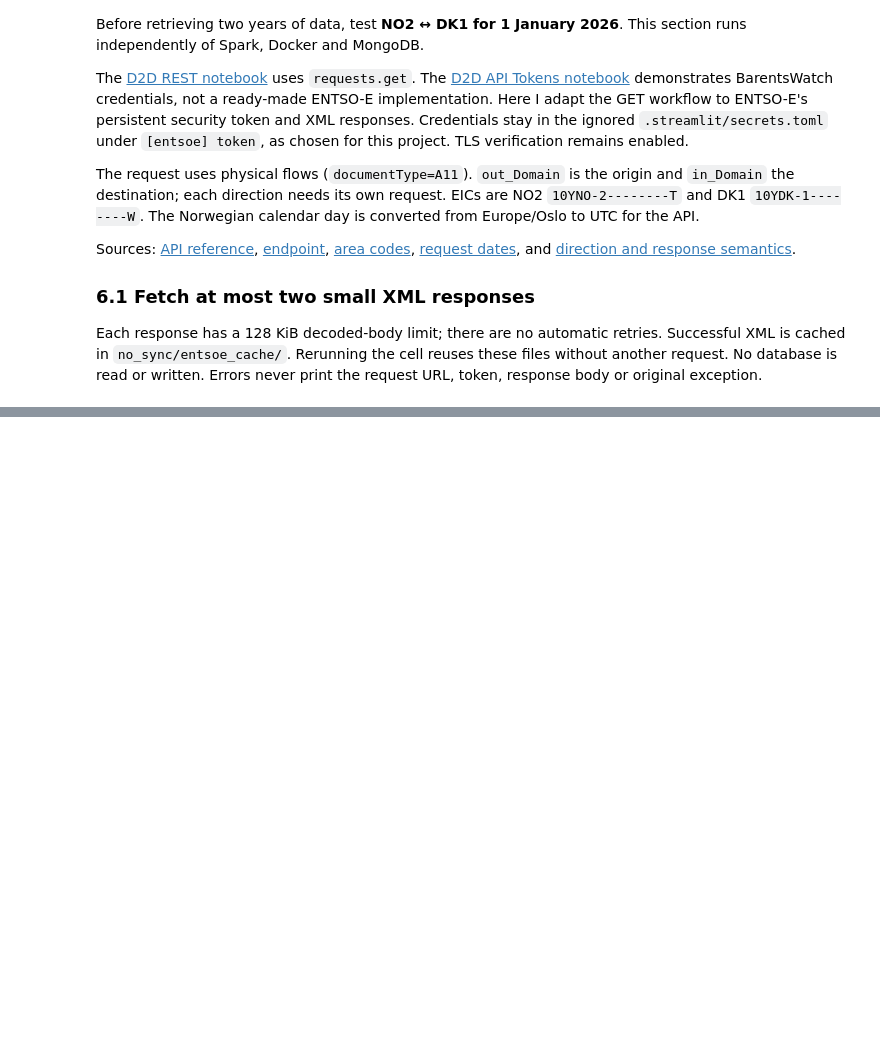
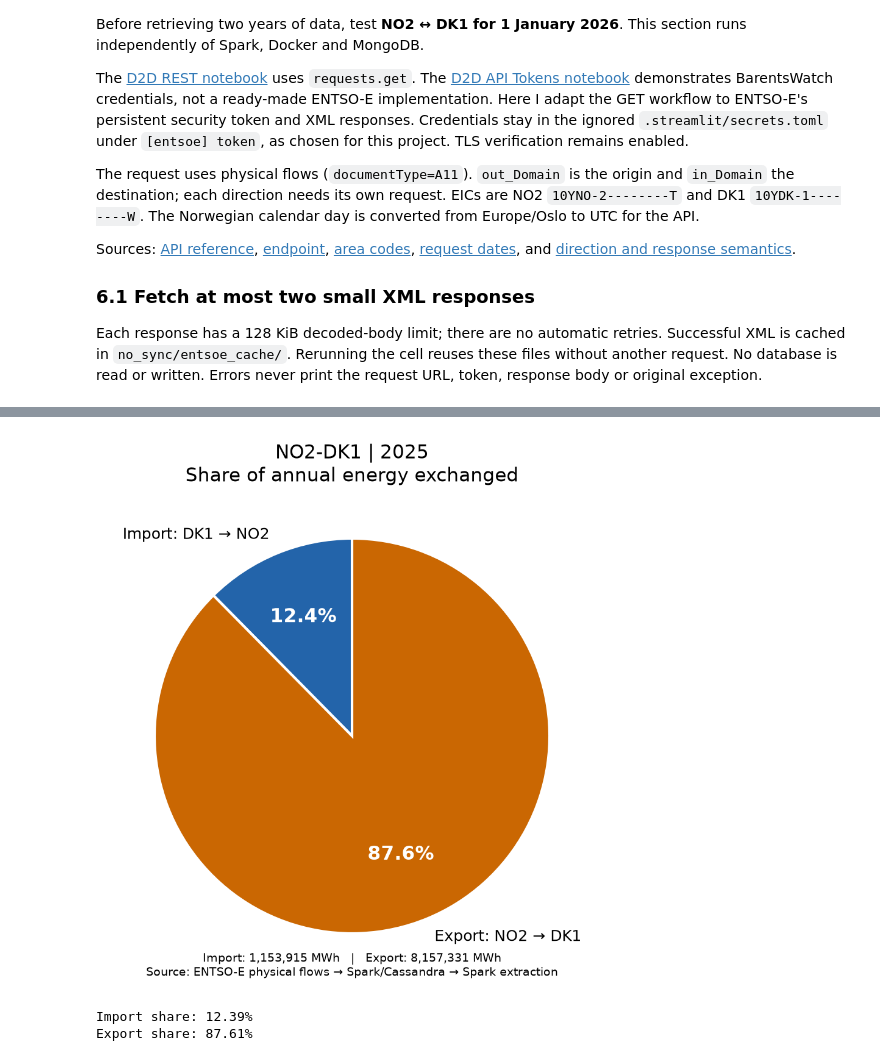
Before and after one commit to G0KU-DOTCOM/Streamlit_dashboard, a Jupyter notebook: notebooks/prosjekt_part2.ipynb, the cells around one changed output, grey strips where cells are left out. Saved outputs shown, nothing was run; the diff lists cells and outputs as text; code cells hidden in the pictures; blank space fills up the shorter version.

```diff
--- a/notebooks/prosjekt_part2.ipynb
+++ b/notebooks/prosjekt_part2.ipynb
@@ -1198,0 +1520,35 @@ size or coverage of every connection over two years.
+# %%
+import matplotlib.pyplot as plt
+
+figure_dir = project_root / "no_sync" / "entsoe_cache"
+energies = annual_totals.loc[["import", "export"], "energy_mwh"]
+if energies.isna().any() or (energies < 0).any() or energies.sum() <= 0:
+    raise ValueError("Cannot plot missing, negative or zero-total annual energy.")
+fig, ax = plt.subplots(figsize=(8, 6), layout="constrained")
+wedges, labels, percentages = ax.pie(
+    energies,
+    labels=["Import: DK1 → NO2", "Export: NO2 → DK1"],
+    colors=["#2364aa", "#ca6702"],
+    autopct="%1.1f%%", pctdistance=0.65, startangle=90,
+    wedgeprops={"edgecolor": "white", "linewidth": 2},
+    textprops={"fontsize": 12},
+)
+# Keep the requested percentages inside the slices and make them easy to read.
+for text in percentages:
+    text.set_color("white")
+    text.set_fontweight("bold")
+    text.set_fontsize(15)
+ax.set_title(f"{CONNECTION} | {PLOT_YEAR}\nShare of annual energy exchanged", fontsize=15)
+fig.text(0.5, 0.02,
+         f"Import: {energies['import']:,.0f} MWh   |   Export: {energies['export']:,.0f} MWh\n"
+         "Source: ENTSO-E physical flows → Spark/Cassandra → Spark extraction",
+         ha="center", fontsize=9)
+pie_path = figure_dir / f"NO2_DK1_{PLOT_YEAR}_annual_shares.png"
+fig.savefig(pie_path, dpi=150, bbox_inches="tight")
+plt.show()
+print(f"Import share: {100 * energies['import'] / energies.sum():.2f}%")
+print(f"Export share: {100 * energies['export'] / energies.sum():.2f}%")
+# %% [output]
+[figure, added]
+Import share: 12.39%
+Export share: 87.61%
```
Also changed, not shown: parts of 25 cells of this notebook, 7 other files.
